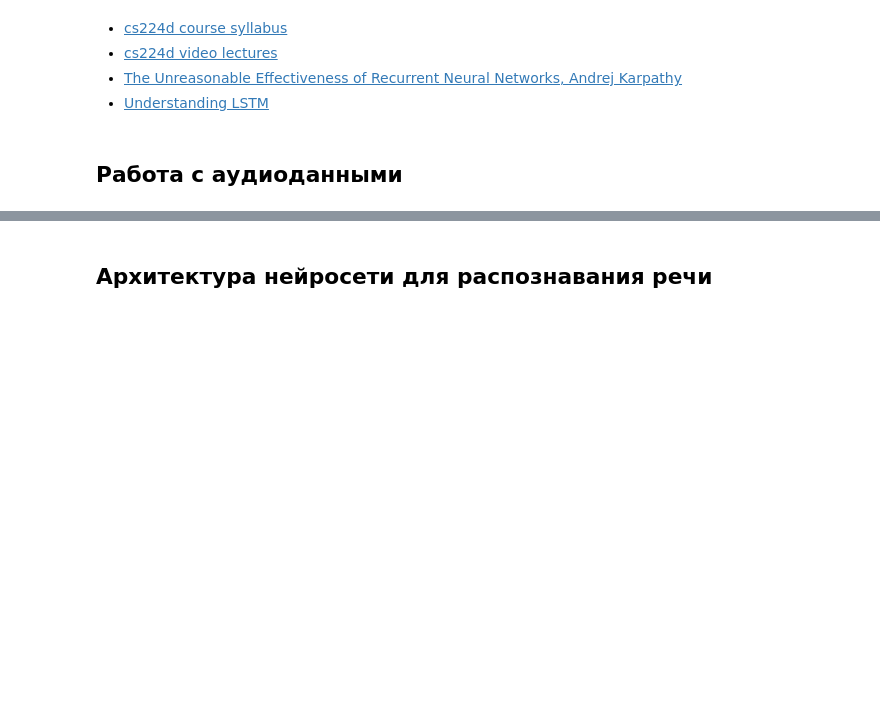
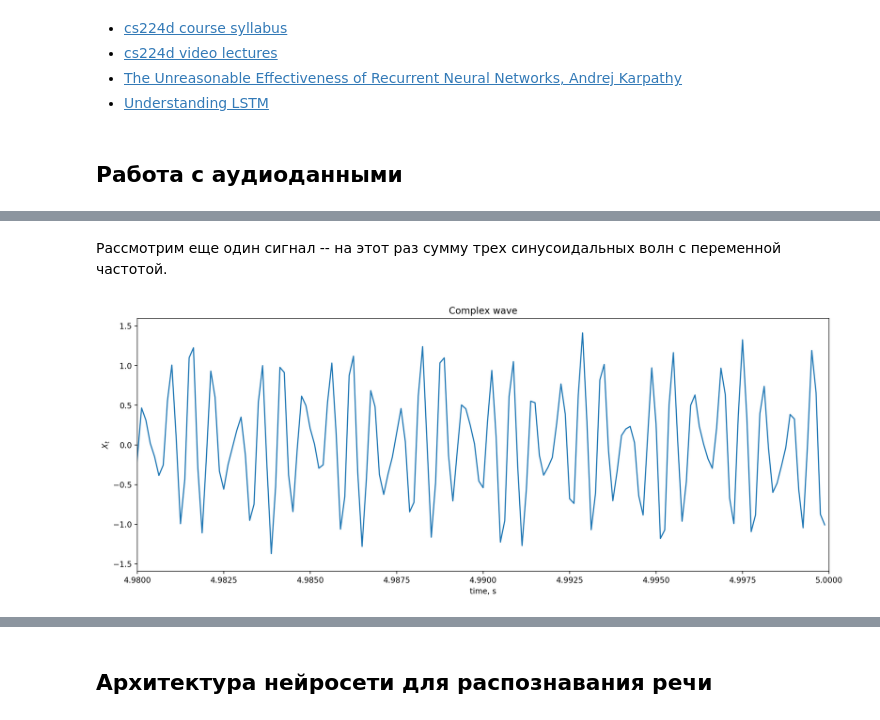
Before and after one commit to standy66/pycon-speech-recognition-2017, a Jupyter notebook: pycon_speech_recognition.ipynb, the cells around one changed output, grey strips where cells are left out. Drawn from its saved outputs; the diff is of its cells as text; code cells hidden in the pictures; blank space fills up the shorter version.

```diff
--- a/pycon_speech_recognition.ipynb
+++ b/pycon_speech_recognition.ipynb
@@ -428,0 +494,20 @@ Input gate $i_t$ производит алалогичные операции д
+# %% [markdown]
+Рассмотрим еще один сигнал -- на этот раз сумму трех синусоидальных волн с переменной частотой.
+# %%
+sample_rate = 8000
+t = np.arange(0, 5, 1.0/sample_rate)
+freq_1 = 261.625565
+freq_2 = np.linspace(100, 2000, len(t))
+x = 0.15 * np.sin(2*t*np.pi*freq_1) + 0.5 * np.sin(2*t*np.pi*freq_2/2) + 0.8* np.sin(2 * np.pi * (3000 * t - 20 * t ** 3))
+
+plt.figure(figsize=(16, 6), dpi=200)
+plt.title("Complex wave")
+plt.plot(t, x)
+plt.xlim(4.98, 5.0)
+plt.xlabel("time, s")
+plt.ylabel("$X_t$")
+plt.show()
+
+Audio(data=x, rate=sample_rate)
+# %% [output]
+[figure, added]
```
Also changed, not shown: parts of 33 cells of this notebook, 8 other files.
